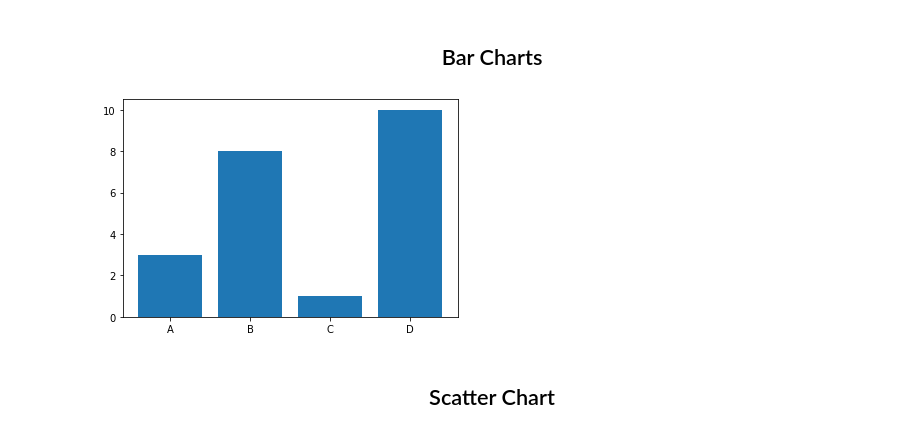
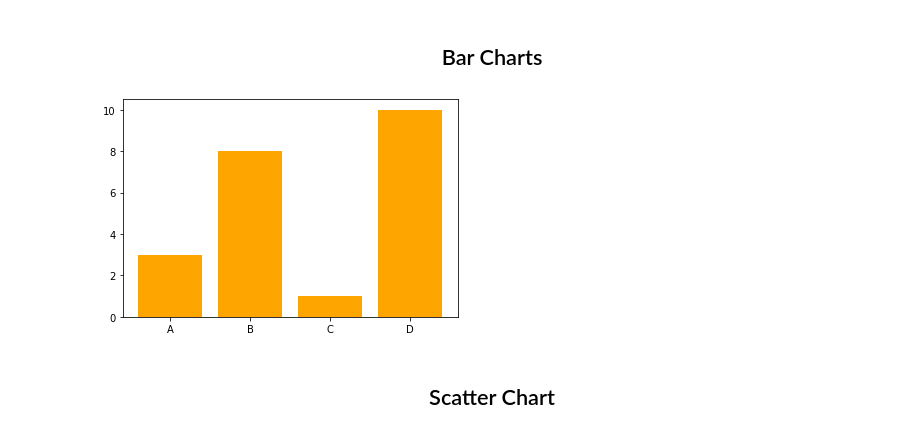
Before and after one commit to fischettijw/Python, a Jupyter notebook: jupyterNotebook-02.ipynb, the cells around one changed output. Drawn from its saved outputs; the diff is of its cells as text; code cells hidden in the pictures.

```diff
--- a/jupyterNotebook-02.ipynb
+++ b/jupyterNotebook-02.ipynb
@@ -40,11 +40,11 @@ plt.show()                   # Display the plot
 # %%
 x = np.array(["A", "B", "C", "D"])
 y = np.array([3, 8, 1, 10])
 
-plt.bar(x,y)
+plt.bar(x,y, color='orange')
 plt.show()
 # %% [output]
-[figure, old version]
+[figure, new version]
 # %% [markdown]
 <h2><div align="center"> Scatter Chart </div></h2>
 # %%
```
Also changed, not shown: parts of 3 cells of this notebook, 5 other files.
